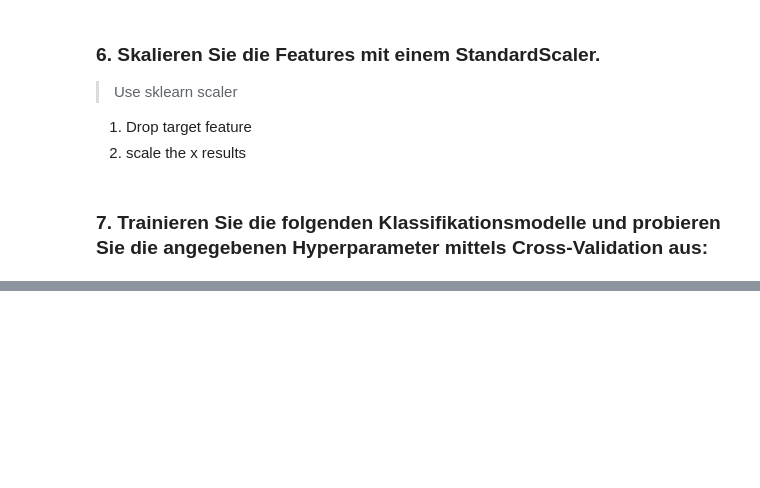
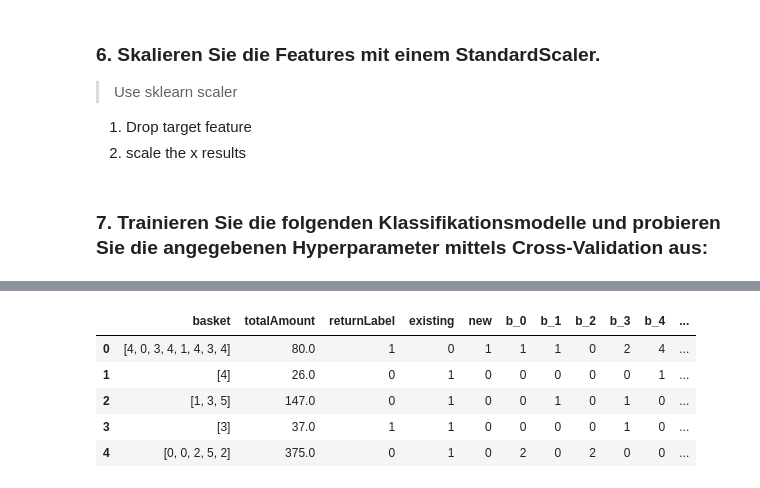
Before and after one commit to daniel-vera-g/ml-project, a Jupyter notebook: ml-project.ipynb, the cells around one changed output, grey strips where cells are left out. Drawn from its saved outputs; the diff is of its cells as text; code cells hidden in the pictures; blank space fills up the shorter version.

```diff
--- a/ml-project.ipynb
+++ b/ml-project.ipynb
@@ -319,0 +503,2 @@ clf_cv.fit(X, y)
+# %%
+test_one_hot_customerType = pd.get_dummies(test_cleaned['customerType'])
@@ -319,0 +524,7 @@ clf_cv.fit(X, y)
+# %%
+# For each basket, get the min/max
+# Web get them as strings, therefore we use our helper function to convert them to int lists
+test_min_basket_value = min([min(getIntListFromStringList(list)) for list in test_cleaned['basket']])
+test_max_basket_value = max([max(getIntListFromStringList(list)) for list in test_cleaned['basket']])
+
+print(f'The minimal test value basket element is {test_min_basket_value} and the max basket value is {test_max_basket_value}')
@@ -319,0 +537,20 @@ clf_cv.fit(X, y)
+# %%
+# List with basket elements
+# NOTE: We assume, that we have all these values in the basket label array
+#       We did NOT test this! Maybe test this to have more security...
+# TODO check whether all values are actually in the list
+test_basketElements = list(range(test_min_basket_value, test_max_basket_value+1))
+
+# Data frame with columns: 'b_0 | b_1 | ...' for each of our basket elements
+test_one_hot_basket = pd.DataFrame([], columns=[f'b_{test_basketElement}' for test_basketElement in test_basketElements])
+
+'''
+Do the one hot encoding for the basket feature.
+Actually just:
+    1. Check for the current basket, whether the element is present
+    2. If present, set the encoding bit
+'''
+for test_basketElement in test_basketElements:
+      test_one_hot_basket[f'b_{test_basketElement}'] = test_cleaned['basket'].apply(lambda x: x.count(str(test_basketElement)))
+
+test_one_hot_basket.head()
@@ -319,0 +571,9 @@ clf_cv.fit(X, y)
+# %%
+test_encoded = pd.concat([test_cleaned, test_one_hot_customerType, test_one_hot_basket], axis=1)
+
+# We'll keep basket, as it'll probably be helpful for the feature engineering,
+# We'll only convert it to an int list(from string) for better handling
+test_encoded['basket'] = [getIntListFromStringList(basket) for basket in test_cleaned.basket]
+
+# Clean up: Drop customerType as it is no longer needed
+test_encoded = test_encoded.drop(columns=['customerType'])
@@ -319,0 +588,11 @@ clf_cv.fit(X, y)
+# %%
+# TODO better naming to dataframes
+test_encoded = test_encoded.drop(columns=['transactionId'])
+test_encoded.head()
+# %% [output]
+|  | basket | totalAmount | returnLabel | existing | new | b_0 | b_1 | b_2 | b_3 | b_4 | ... |
+| 0 | [4, 0, 3, 4, 1, 4, 3, 4] | 80.0 | 1 | 0 | 1 | 1 | 1 | 0 | 2 | 4 | ... |
+| 1 | [4] | 26.0 | 0 | 1 | 0 | 0 | 0 | 0 | 0 | 1 | ... |
+| 2 | [1, 3, 5] | 147.0 | 0 | 1 | 0 | 0 | 1 | 0 | 1 | 0 | ... |
+| 3 | [3] | 37.0 | 1 | 1 | 0 | 0 | 0 | 0 | 1 | 0 | ... |
+| 4 | [0, 0, 2, 5, 2] | 375.0 | 0 | 1 | 0 | 2 | 0 | 2 | 0 | 0 | ... |
```
Also changed, not shown: parts of 93 cells of this notebook.
